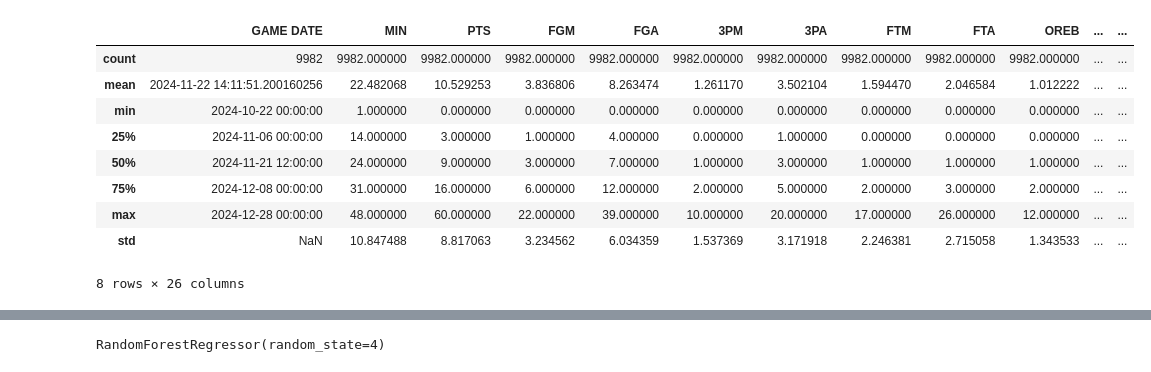
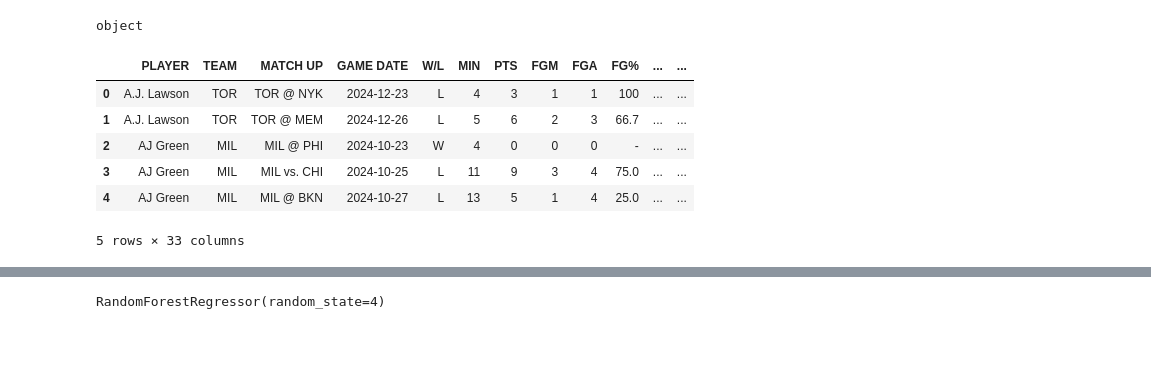
Before and after one commit to ibracken/NBA_Machine_Learning, a Jupyter notebook: scripts/nbaSupervisedLearningClusters.ipynb, the cells around one changed output, grey strips where cells are left out. Saved outputs shown, nothing was run; the diff lists cells and outputs as text; code cells hidden in the pictures; blank space fills up the shorter version.

```diff
--- a/scripts/nbaSupervisedLearningClusters.ipynb
+++ b/scripts/nbaSupervisedLearningClusters.ipynb
@@ -11,18 +11,18 @@ from sklearn.preprocessing import OneHotEncoder
 dataset = pd.read_excel('../data/boxScores.xlsx')
 # %%
 dataset = dataset[dataset['MIN'] != 0]
-dataset.describe()
+print(dataset['W/L'].dtype)
+dataset = dataset.dropna(subset=['W/L'])
+dataset.head()
 # %% [output]
+object
-|  | GAME DATE | MIN | PTS | FGM | FGA | 3PM | 3PA | FTM | FTA | OREB | ... | ... |
-| count | 9982 | 9982.000000 | 9982.000000 | 9982.000000 | 9982.000000 | 9982.000000 | 9982.000000 | 9982.000000 | 9982.000000 | 9982.000000 | ... | ... |
-| mean | 2024-11-22 14:11:51.200160256 | 22.482068 | 10.529253 | 3.836806 | 8.263474 | 1.261170 | 3.502104 | 1.594470 | 2.046584 | 1.012222 | ... | ... |
-| min | 2024-10-22 00:00:00 | 1.000000 | 0.000000 | 0.000000 | 0.000000 | 0.000000 | 0.000000 | 0.000000 | 0.000000 | 0.000000 | ... | ... |
-| 25% | 2024-11-06 00:00:00 | 14.000000 | 3.000000 | 1.000000 | 4.000000 | 0.000000 | 1.000000 | 0.000000 | 0.000000 | 0.000000 | ... | ... |
-| 50% | 2024-11-21 12:00:00 | 24.000000 | 9.000000 | 3.000000 | 7.000000 | 1.000000 | 3.000000 | 1.000000 | 1.000000 | 1.000000 | ... | ... |
-| 75% | 2024-12-08 00:00:00 | 31.000000 | 16.000000 | 6.000000 | 12.000000 | 2.000000 | 5.000000 | 2.000000 | 3.000000 | 2.000000 | ... | ... |
-| max | 2024-12-28 00:00:00 | 48.000000 | 60.000000 | 22.000000 | 39.000000 | 10.000000 | 20.000000 | 17.000000 | 26.000000 | 12.000000 | ... | ... |
-| std | NaN | 10.847488 | 8.817063 | 3.234562 | 6.034359 | 1.537369 | 3.171918 | 2.246381 | 2.715058 | 1.343533 | ... | ... |
+|  | PLAYER | TEAM | MATCH UP | GAME DATE | W/L | MIN | PTS | FGM | FGA | FG% | ... | ... |
+| 0 | A.J. Lawson | TOR | TOR @ NYK | 2024-12-23 | L | 4 | 3 | 1 | 1 | 100 | ... | ... |
+| 1 | A.J. Lawson | TOR | TOR @ MEM | 2024-12-26 | L | 5 | 6 | 2 | 3 | 66.7 | ... | ... |
+| 2 | AJ Green | MIL | MIL @ PHI | 2024-10-23 | W | 4 | 0 | 0 | 0 | - | ... | ... |
+| 3 | AJ Green | MIL | MIL vs. CHI | 2024-10-25 | L | 11 | 9 | 3 | 4 | 75.0 | ... | ... |
+| 4 | AJ Green | MIL | MIL @ BKN | 2024-10-27 | L | 13 | 5 | 1 | 4 | 25.0 | ... | ... |
-8 rows × 26 columns
+5 rows × 33 columns
 # %%
 clusterdf = pd.read_excel('../data/clusteredPlayers.xlsx')
 # %%
```
Also changed, not shown: parts of 10 cells of this notebook, 7 other files.
